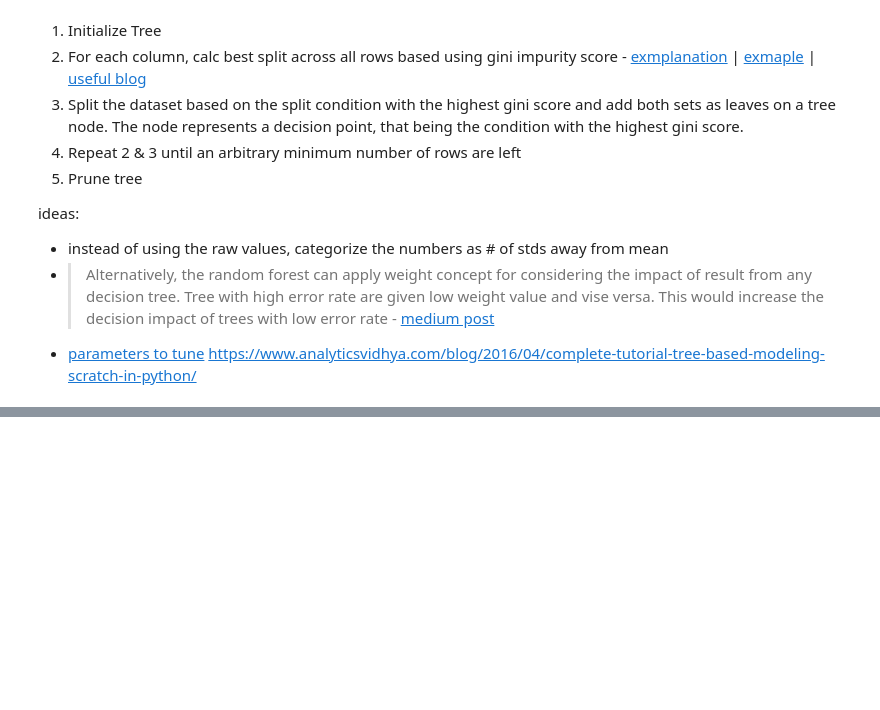
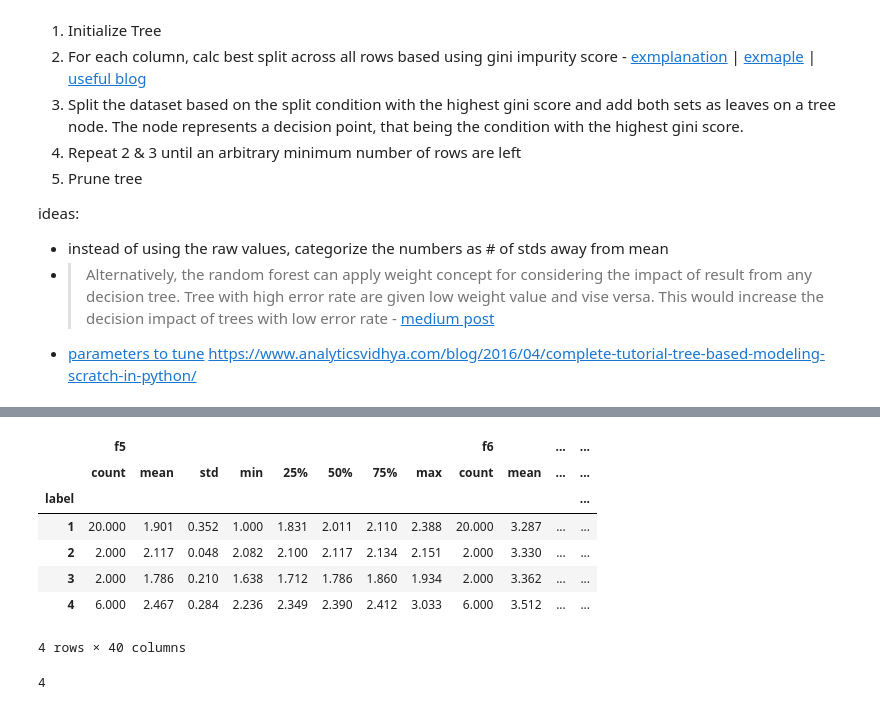
Before and after one commit to calebdre/Machine-Learning-Project, a Jupyter notebook: part1/explore.ipynb, the cells around one changed output, grey strips where cells are left out. Cells and saved outputs as stored; diff of their text form; code cells hidden in the pictures; blank space fills up the shorter version.

Commit message:
made a decision tree

```diff
--- a/part1/explore.ipynb
+++ b/part1/explore.ipynb
@@ -316,0 +342,3 @@ def calc_best_gini_split(df, labels):
+# %%
+t = train.iloc[:30, 5:10]
+y = make_tree(t, labels)
@@ -316,0 +357,11 @@ def calc_best_gini_split(df, labels):
+# %%
+t.merge(labels, left_index=True, right_index=True).groupby("label").describe()
+# %% [output]
+|  | f5 |  |  |  |  |  |  |  | f6 |  | ... | ... |
+|  | count | mean | std | min | 25% | 50% | 75% | max | count | mean | ... | ... |
+| label |  |  |  |  |  |  |  |  |  |  |  | ... |
+| 1 | 20.000 | 1.901 | 0.352 | 1.000 | 1.831 | 2.011 | 2.110 | 2.388 | 20.000 | 3.287 | ... | ... |
+| 2 | 2.000 | 2.117 | 0.048 | 2.082 | 2.100 | 2.117 | 2.134 | 2.151 | 2.000 | 3.330 | ... | ... |
+| 3 | 2.000 | 1.786 | 0.210 | 1.638 | 1.712 | 1.786 | 1.860 | 1.934 | 2.000 | 3.362 | ... | ... |
+| 4 | 6.000 | 2.467 | 0.284 | 2.236 | 2.349 | 2.390 | 2.412 | 3.033 | 6.000 | 3.512 | ... | ... |
+4 rows × 40 columns
@@ -317 +370,5 @@ def calc_best_gini_split(df, labels):
+# %%
+y.left
+# %% [output]
+4
 # %%
```
Also changed, not shown: parts of 12 cells of this notebook.
